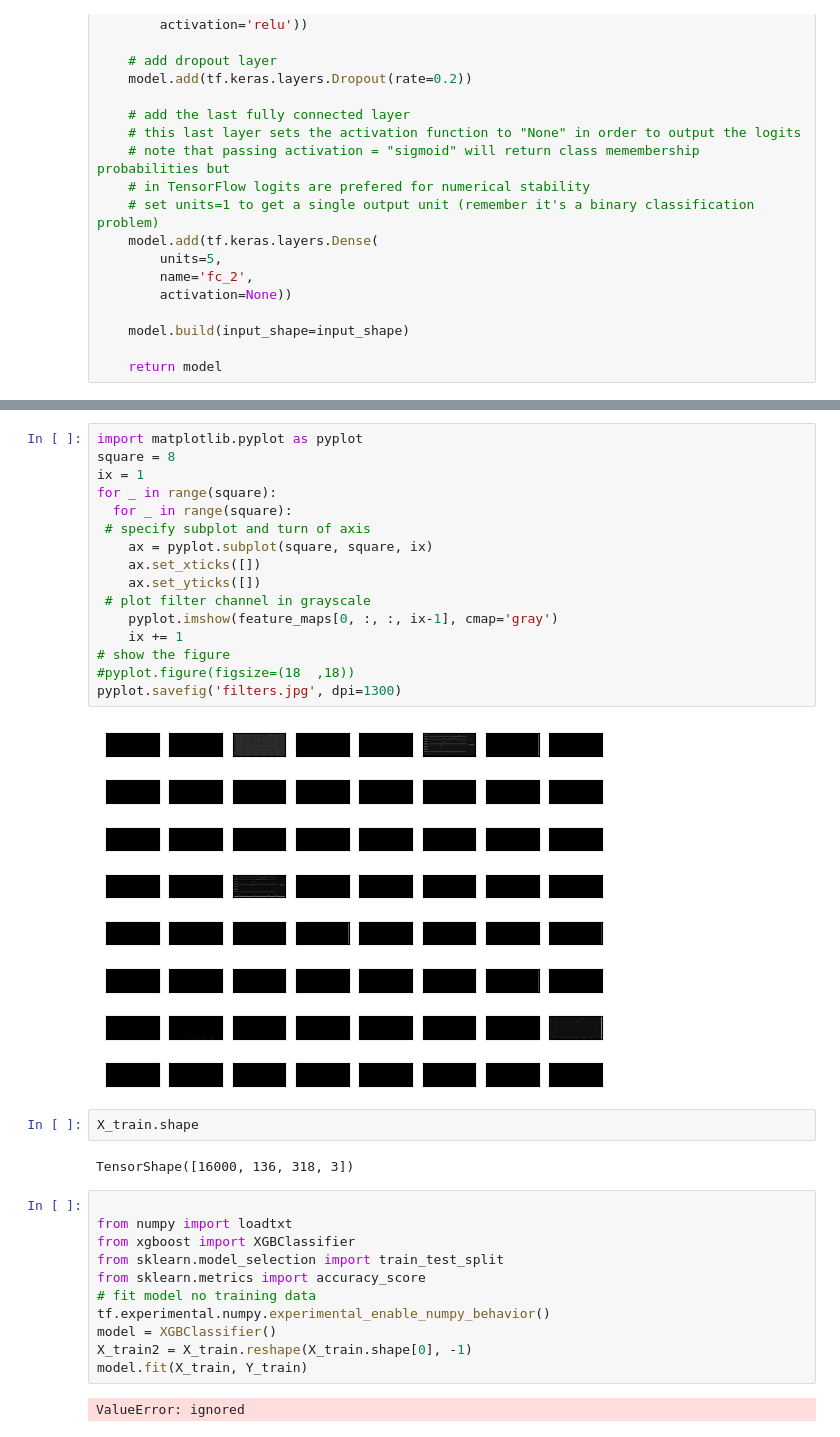
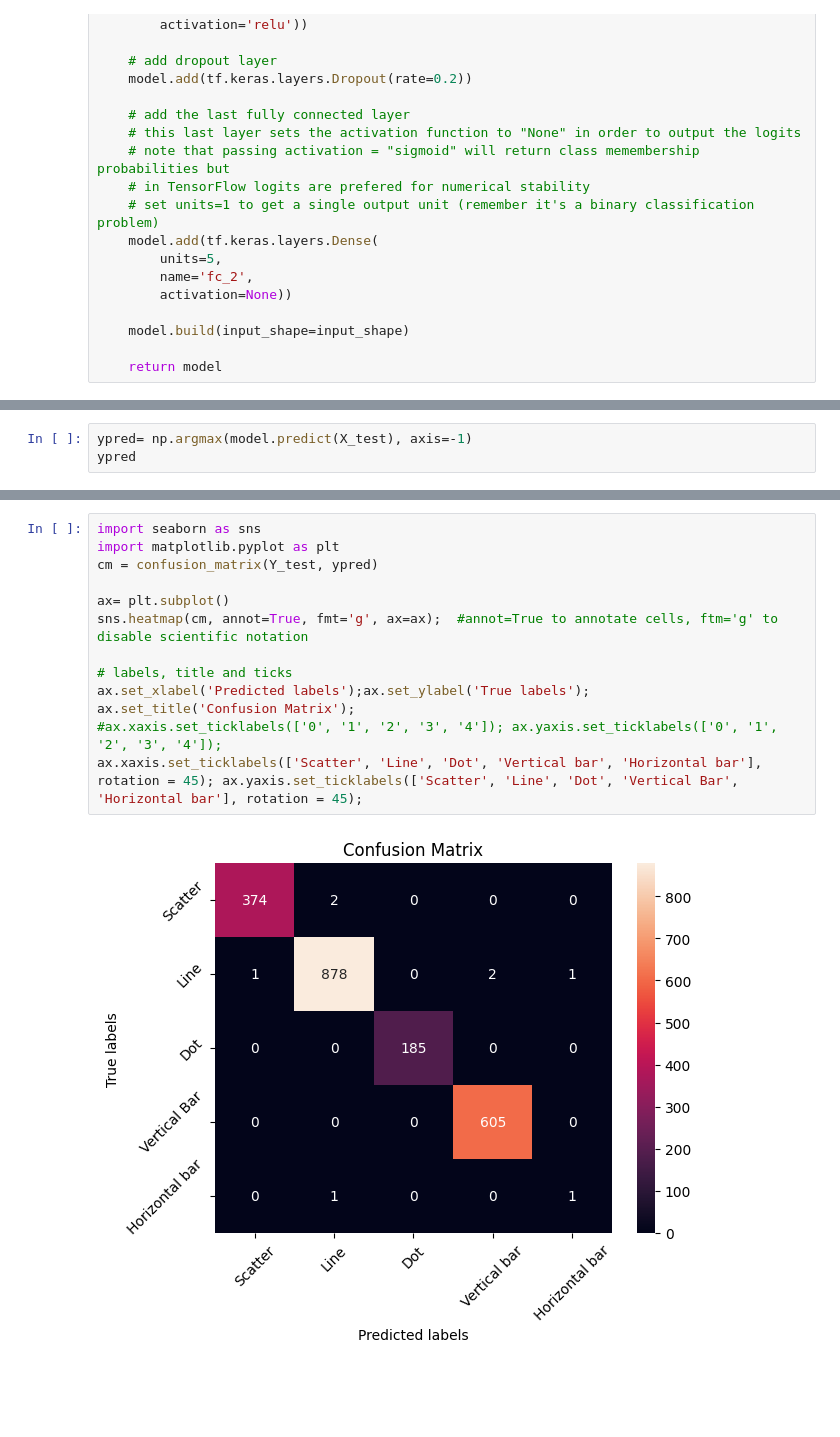
Before and after one commit to dojian/MLproject, a Jupyter notebook: Chart_NN.ipynb, the cells around one changed output, grey strips where cells are left out. Saved outputs shown, nothing was run; the diff lists cells and outputs as text; blank space fills up the shorter version.

```diff
--- a/Chart_NN.ipynb
+++ b/Chart_NN.ipynb
@@ -488,0 +486,3 @@ Y_train
+# %%
+ypred= np.argmax(model.predict(X_test), axis=-1)
+ypred
@@ -529,35 +501,15 @@ feature_maps = model.predict(img)
-# %%
-import matplotlib.pyplot as pyplot
-square = 8
-ix = 1
-for _ in range(square):
-  for _ in range(square):
- # specify subplot and turn of axis
-    ax = pyplot.subplot(square, square, ix)
-    ax.set_xticks([])
-    ax.set_yticks([])
- # plot filter channel in grayscale
-    pyplot.imshow(feature_maps[0, :, :, ix-1], cmap='gray')
-    ix += 1
-# show the figure
-#pyplot.figure(figsize=(18  ,18))
-pyplot.savefig('filters.jpg', dpi=1300)
-# %% [output]
-[figure, removed]
-# %%
-X_train.shape
-# %% [output]
-TensorShape([16000, 136, 318, 3])
-# %%
-
-from numpy import loadtxt
-from xgboost import XGBClassifier
-from sklearn.model_selection import train_test_split
-from sklearn.metrics import accuracy_score
-# fit model no training data
-tf.experimental.numpy.experimental_enable_numpy_behavior()
-model = XGBClassifier()
-X_train2 = X_train.reshape(X_train.shape[0], -1)
-model.fit(X_train, Y_train)
-# %% [output]
-ValueError: ignored
+# %%
+import seaborn as sns
+import matplotlib.pyplot as plt
+cm = confusion_matrix(Y_test, ypred)
+
+ax= plt.subplot()
+sns.heatmap(cm, annot=True, fmt='g', ax=ax);  #annot=True to annotate cells, ftm='g' to disable scientific notation
+
+# labels, title and ticks
+ax.set_xlabel('Predicted labels');ax.set_ylabel('True labels');
+ax.set_title('Confusion Matrix');
+#ax.xaxis.set_ticklabels(['0', '1', '2', '3', '4']); ax.yaxis.set_ticklabels(['0', '1', '2', '3', '4']);
+ax.xaxis.set_ticklabels(['Scatter', 'Line', 'Dot', 'Vertical bar', 'Horizontal bar'], rotation = 45); ax.yaxis.set_ticklabels(['Scatter', 'Line', 'Dot', 'Vertical Bar', 'Horizontal bar'], rotation = 45);
+# %% [output]
+[figure, added]
```
Also changed, not shown: parts of 23 cells of this notebook.
